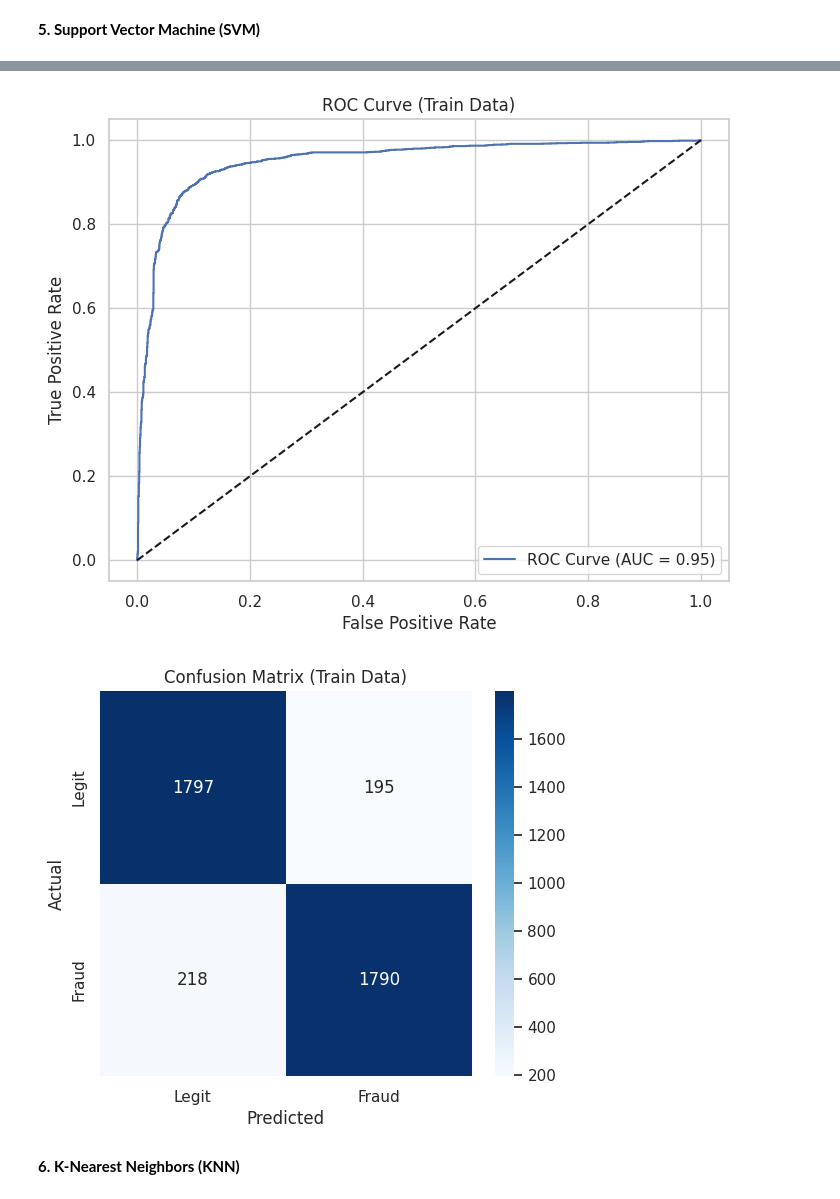
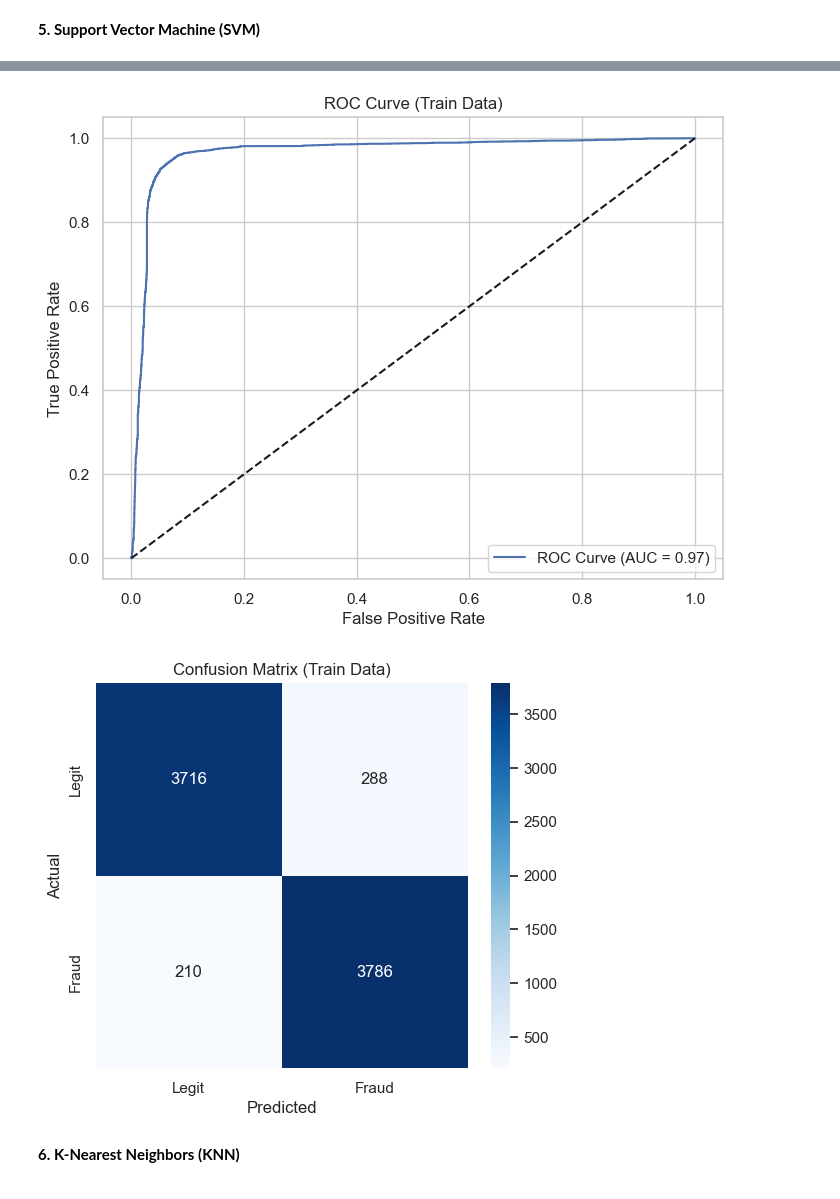
Before and after one commit to TriOulf/FindDefault-Prediction-of-Credit-Card-fraud-, a Jupyter notebook: FindDefault_(Prediction_of_Credit_Card_fraud).ipynb, the cells around one changed output, grey strips where cells are left out. Drawn from its saved outputs; the diff is of its cells as text; code cells hidden in the pictures.

```diff
--- a/FindDefault_(Prediction_of_Credit_Card_fraud).ipynb
+++ b/FindDefault_(Prediction_of_Credit_Card_fraud).ipynb
@@ -80,6 +61,8 @@ Requirement already satisfied: certifi>=2017.4.17 in /usr/local/lib/python3.10/d
 # %% [markdown]
 # **Load dataset**
 # %%
-!wget https://kh3-ls-storage.s3.us-east-1.amazonaws.com/Updated%20Project%20guide%20data%20set/creditcard.csv
+# URL to the CSV file
+creditcard = 'https://kh3-ls-storage.s3.us-east-1.amazonaws.com/Updated%20Project%20guide%20data%20set/creditcard.csv'
 
-df = pd.read_csv('creditcard.csv')
+# Load the data from the URL into a DataFrame
+df = pd.read_csv(creditcard)
@@ -332,7 +304,7 @@ dtype: int64
 # **Standardization of Features**
 # %%
 # Separate features and target
-X = df.drop(columns=['Class'])
+X = df.drop(columns=['Class'], axis=1)
 y = df['Class']
 
 # Initialize StandardScaler
@@ -497,10 +471,7 @@ Imbalancedhandler.plot_class_distribution(y_resampled_under, 'Class Distribution
 # %%
-# Separate features and target
-X = df.drop('Class', axis=1)
-y = df['Class']
+# Generate synthetic dataset
+X_resampled, y_resampled = make_classification(n_samples=10000, n_features=20, random_state=42)
 
-# Generate synthetic dataset
-X_resampled, y_resampled = make_classification(n_samples=5000, n_features=20, random_state=42)
 
 # Split the resampled data into train and test sets
 X_train, X_test, y_train, y_test = train_test_split(X_resampled, y_resampled, train_size=0.8, test_size=0.2, random_state=42, stratify=y_resampled)
@@ -874,6 +920,6 @@ ROC-AUC Score: 1.00
 # %% [markdown]
 **5. Support Vector Machine (SVM)**
 # %%
-svm_model.evaluate(X_train_svm, y_train_svm, dataset_type="Train")
+svm_model.evaluate(X_train, y_train, dataset_type="Train")
 # %% [output]
 --- SVM Evaluation on Train Data ---
@@ -894,5 +940,5 @@ ROC-AUC Score: 0.95
-[figure, old version]
+[figure, new version]
-[figure, old version]
+[figure, new version]
 # %% [markdown]
 **6. K-Nearest Neighbors (KNN)**
 # %%
```
Also changed, not shown: parts of 34 cells of this notebook, 6 other files.
